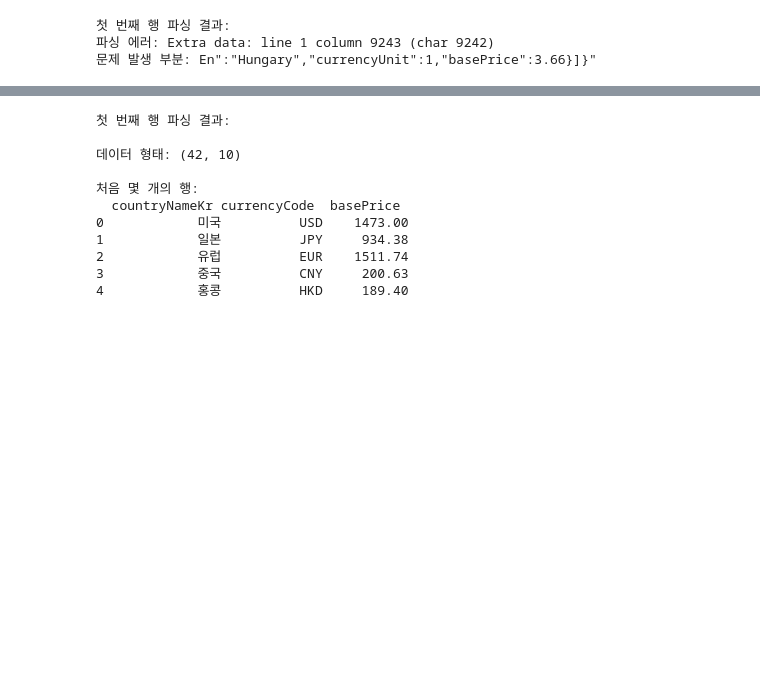
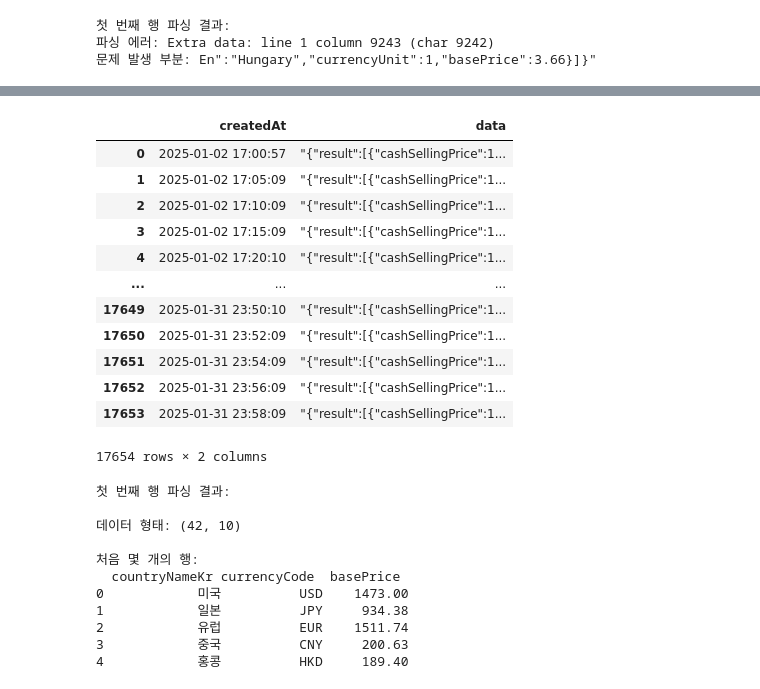
Before and after one commit to PlutoJoshua/profit_analysis, a Jupyter notebook: test.ipynb, the cells around one changed output, grey strips where cells are left out. Drawn from its saved outputs; the diff is of its cells as text; code cells hidden in the pictures; blank space fills up the shorter version.

Commit message:
concat data

```diff
--- a/test.ipynb
+++ b/test.ipynb
@@ -446 +450,22 @@ if first_row_data is not None:
+# %%
+df = pd.read_csv('../mama.csv', sep='\t', dtype=str)
+# 칼럼 분리
+df.columns = ['createdAt,data']  # 현재 하나의 칼럼명
+df = df['createdAt,data'].str.split(',', n=1, expand=True)
+df.columns = ['createdAt', 'data']
+df
+# %% [output]
+|  | createdAt | data |
+| 0 | 2025-01-02 17:00:57 | "{"result":[{"cashSellingPrice":1... |
+| 1 | 2025-01-02 17:05:09 | "{"result":[{"cashSellingPrice":1... |
+| 2 | 2025-01-02 17:10:09 | "{"result":[{"cashSellingPrice":1... |
+| 3 | 2025-01-02 17:15:09 | "{"result":[{"cashSellingPrice":1... |
+| 4 | 2025-01-02 17:20:10 | "{"result":[{"cashSellingPrice":1... |
+| ... | ... | ... |
+| 17649 | 2025-01-31 23:50:10 | "{"result":[{"cashSellingPrice":1... |
+| 17650 | 2025-01-31 23:52:09 | "{"result":[{"cashSellingPrice":1... |
+| 17651 | 2025-01-31 23:54:09 | "{"result":[{"cashSellingPrice":1... |
+| 17652 | 2025-01-31 23:56:09 | "{"result":[{"cashSellingPrice":1... |
+| 17653 | 2025-01-31 23:58:09 | "{"result":[{"cashSellingPrice":1... |
+17654 rows × 2 columns
 # %%
```
Also changed, not shown: parts of 3 cells of this notebook.
